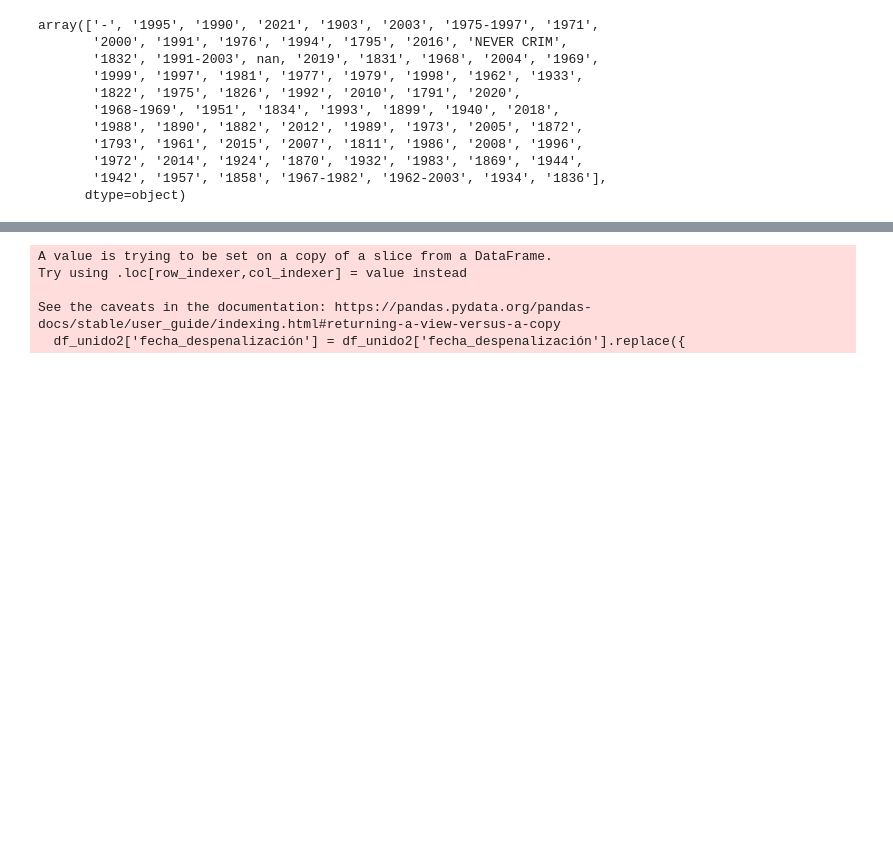
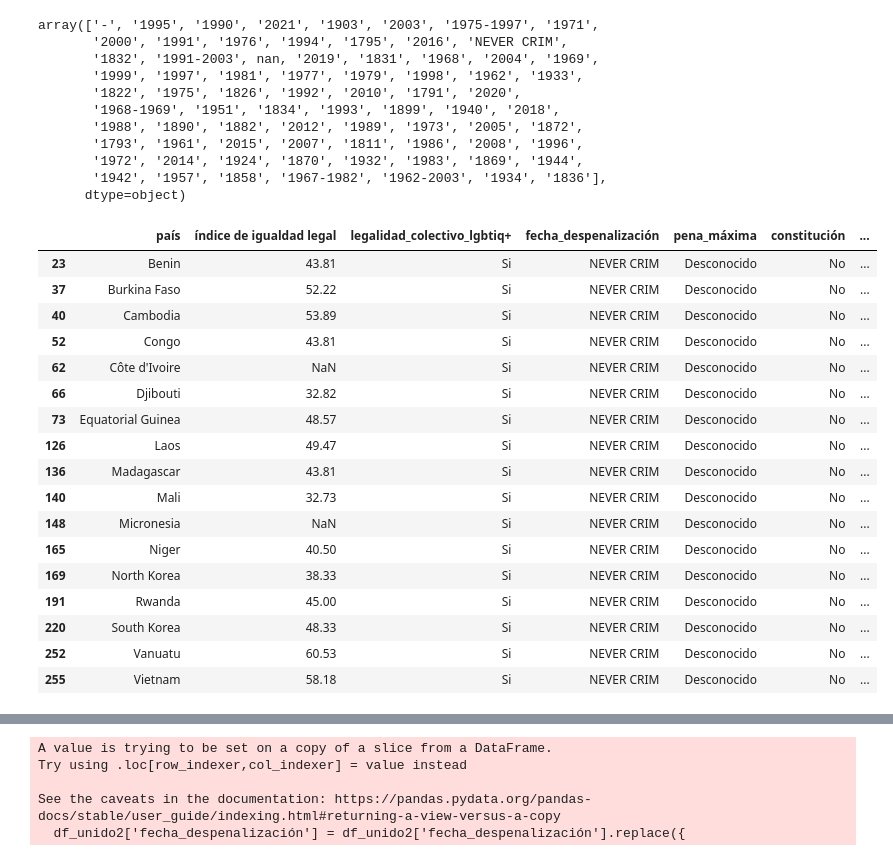
Before and after one commit to ArianaPapantonio/proyecto-da-promo-k-modulo-4-team-3, a Jupyter notebook: DF_1_FASE_EDA.ipynb, the cells around one changed output, grey strips where cells are left out. Drawn from its saved outputs; the diff is of its cells as text; code cells hidden in the pictures; blank space fills up the shorter version.

```diff
--- a/DF_1_FASE_EDA.ipynb
+++ b/DF_1_FASE_EDA.ipynb
@@ -670,3 +670,24 @@ array(['-', '1995', '1990', '2021', '1903', '2003', '1975-1997', '1971',
        '1972', '2014', '1924', '1870', '1932', '1983', '1869', '1944',
        '1942', '1957', '1858', '1967-1982', '1962-2003', '1934', '1836'],
       dtype=object)
+# %%
+df_unido2[df_unido2['fecha_despenalización'] == 'NEVER CRIM']
+# %% [output]
+|  | país | índice de igualdad legal | legalidad_colectivo_lgbtiq+ | fecha_despenalización | pena_máxima | constitución | ... |
+| 23 | Benin | 43.81 | Si | NEVER CRIM | Desconocido | No | ... |
+| 37 | Burkina Faso | 52.22 | Si | NEVER CRIM | Desconocido | No | ... |
+| 40 | Cambodia | 53.89 | Si | NEVER CRIM | Desconocido | No | ... |
+| 52 | Congo | 43.81 | Si | NEVER CRIM | Desconocido | No | ... |
+| 62 | Côte d'Ivoire | NaN | Si | NEVER CRIM | Desconocido | No | ... |
+| 66 | Djibouti | 32.82 | Si | NEVER CRIM | Desconocido | No | ... |
+| 73 | Equatorial Guinea | 48.57 | Si | NEVER CRIM | Desconocido | No | ... |
+| 126 | Laos | 49.47 | Si | NEVER CRIM | Desconocido | No | ... |
+| 136 | Madagascar | 43.81 | Si | NEVER CRIM | Desconocido | No | ... |
+| 140 | Mali | 32.73 | Si | NEVER CRIM | Desconocido | No | ... |
+| 148 | Micronesia | NaN | Si | NEVER CRIM | Desconocido | No | ... |
+| 165 | Niger | 40.50 | Si | NEVER CRIM | Desconocido | No | ... |
+| 169 | North Korea | 38.33 | Si | NEVER CRIM | Desconocido | No | ... |
+| 191 | Rwanda | 45.00 | Si | NEVER CRIM | Desconocido | No | ... |
+| 220 | South Korea | 48.33 | Si | NEVER CRIM | Desconocido | No | ... |
+| 252 | Vanuatu | 60.53 | Si | NEVER CRIM | Desconocido | No | ... |
+| 255 | Vietnam | 58.18 | Si | NEVER CRIM | Desconocido | No | ... |
```
Also changed, not shown: parts of 7 cells of this notebook, 3 other files.
